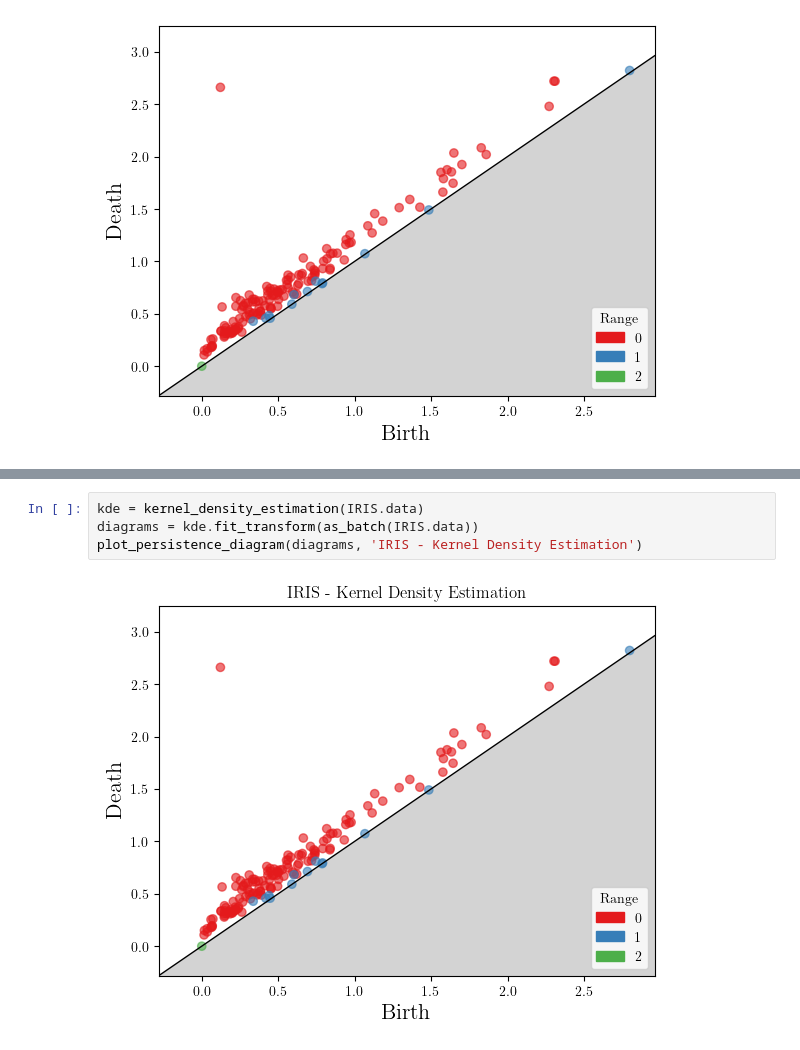
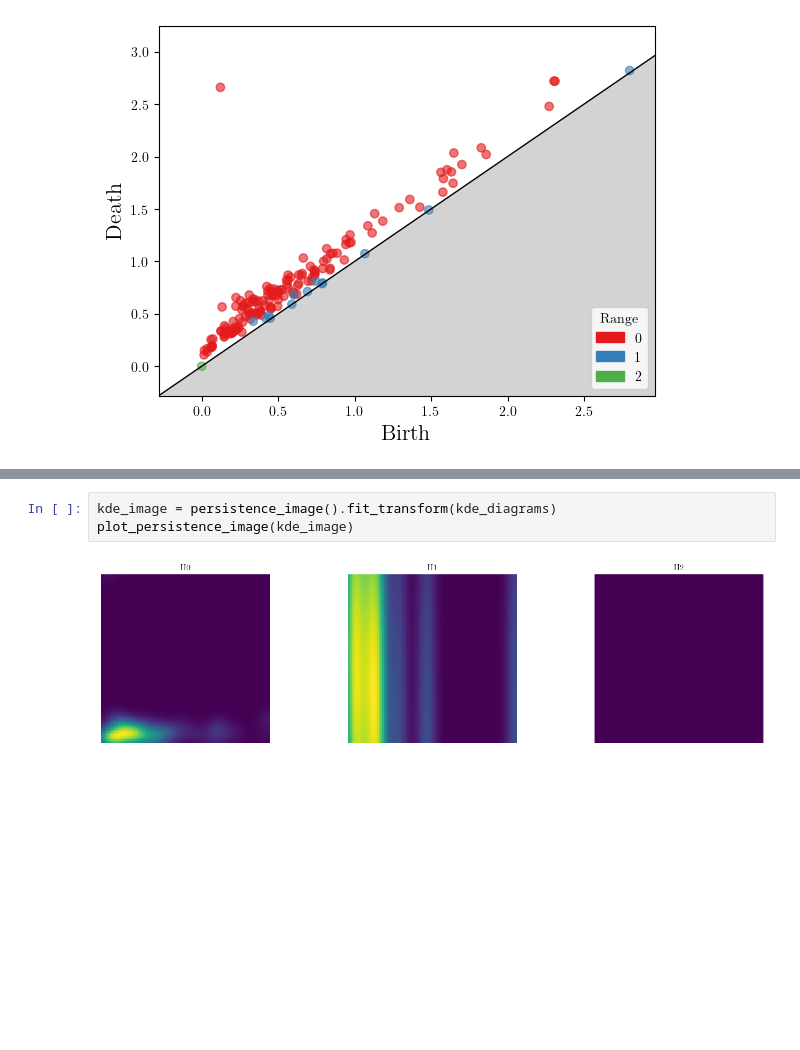
Before and after one commit to marcelnoehre/tda-imputation-robustness, a Jupyter notebook: notebooks/function_based.ipynb, the cells around one changed output, grey strips where cells are left out. Drawn from its saved outputs; the diff is of its cells as text; blank space fills up the shorter version.

```diff
--- a/notebooks/function_based.ipynb
+++ b/notebooks/function_based.ipynb
@@ -96,6 +95,5 @@ plot_persistence_diagram(diagrams, 'IRIS - Distance to a Measure')
-# %%
-kde = kernel_density_estimation(IRIS.data)
-diagrams = kde.fit_transform(as_batch(IRIS.data))
-plot_persistence_diagram(diagrams, 'IRIS - Kernel Density Estimation')
-# %% [output]
-[figure, removed]
+# %%
+kde_image = persistence_image().fit_transform(kde_diagrams)
+plot_persistence_image(kde_image)
+# %% [output]
+[figure, added]
```
Also changed, not shown: parts of 7 cells of this notebook, 2 other files.
